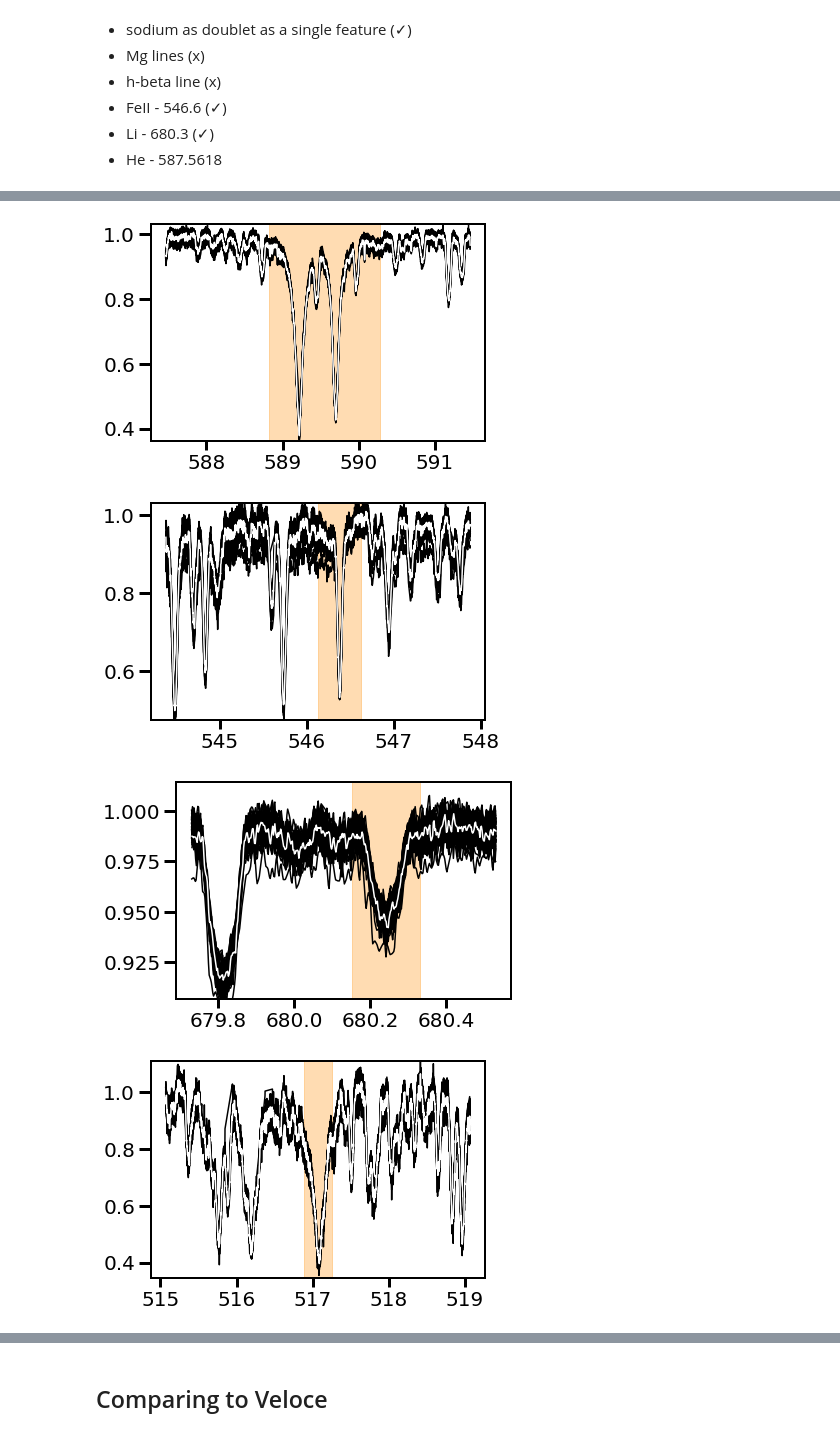
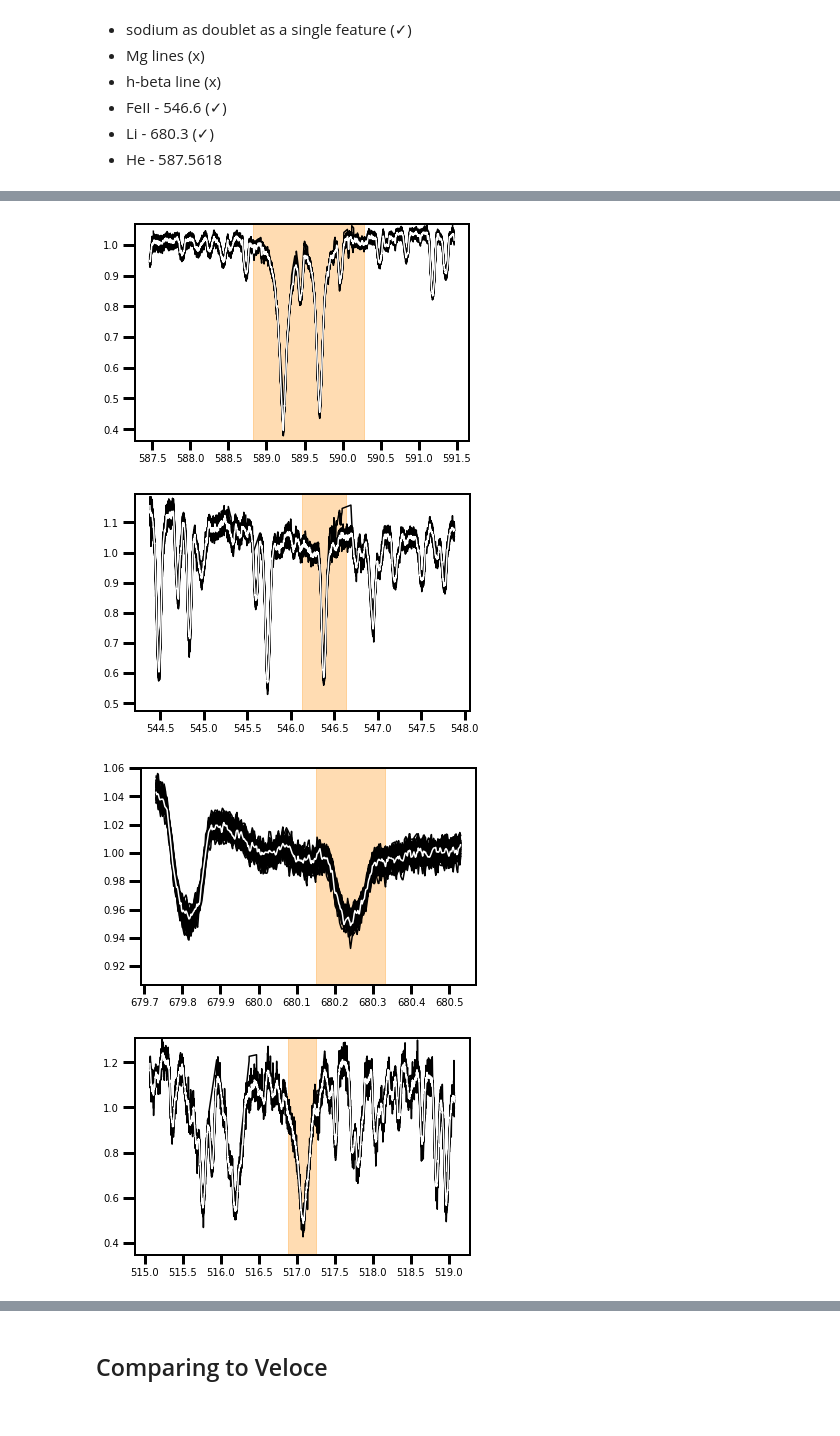
Before and after one commit to afeinstein20/doppler_tomography, a Jupyter notebook: notebooks/careful_line_extraction.ipynb, the cells around one changed output, grey strips where cells are left out. Drawn from its saved outputs; the diff is of its cells as text; code cells hidden in the pictures.

```diff
--- a/notebooks/careful_line_extraction.ipynb
+++ b/notebooks/careful_line_extraction.ipynb
@@ -72,11 +109,11 @@ planet_d_t0 = 2458845.803649# - 2400000
 # %%
 fitsfiles = np.sort([os.path.join(datadir, i) for i in os.listdir(datadir)
                      if i.endswith('.fits')])
-TIME = np.zeros(len(fitsfiles))
+#TIME = np.zeros(len(fitsfiles))
 
 for i in range(len(fitsfiles)):
     hdu = fits.open(fitsfiles[i])
-    TIME[i] = hdu[0].header['MJDATE']
+#    TIME[i] = hdu[0].header['MJDATE']
     hdu.close()
 
-len(TIME), planet_c_t0+planet_c_per*3-planet_c_dur/2
+#len(TIME), planet_c_t0+planet_c_per*3-planet_c_dur/2
@@ -153,31 +188,41 @@ def subregions(location, w, offsets, offset_line, feature=None):
     return params
 # %%
 def measure_excess(wavelength, spectra, params, tab):
-    global TIME
+    global TIME, out_args
 
     widths = np.zeros(len(TIME))
 
     #wave = wavelengths[:,tab['index'],:]
     #spec = spectra[:,tab['index'],:]
 
-    template_out = np.nanmedian(spectra[int(len(TIME)-7):], axis=0)[params['region']]
-
     lines = np.zeros((len(TIME),
-                      len(wavelength[0][params['region']][params['line']])))
+                      len(wavelength[0][params['region']])))#[params['line']])))
     waves = np.zeros((len(TIME),
-                      len(wavelength[0][params['region']][params['line']])))
+                      len(wavelength[0][params['region']])))#[params['line']])))
+    new_spec = np.zeros((len(TIME),
+                        len(wavelength[0][params['region']])))
 
     for i in range(len(TIME)):
 
         w, f = wavelength[i][params['region']]+0.0, spectra[i][params['region']]+0.0
 
+        interp = np.polyfit(w[params['line']==False],
+                            f[params['line']==False],
+                            deg=2)
+        model = np.poly1d(interp)
+
+        new_spec[i] = f / model(w)
+
+    template_out = np.nanmedian(new_spec[out_args], axis=0)
+
+    for i in range(len(new_spec)):
         ## CALCULATE EXCESS ABSORPTION
-        divout = f/template_out
+        divout = new_spec[i]/template_out
         mask = np.where(divout < np.nanmedian(divout)+2.5*np.nanstd(divout))[0]
-        widths[i] = np.nansum((f[mask]/template_out[mask]) - 1) * -1
-        lines[i] = f[params['line']]
-        waves[i] = w[params['line']]
-        plt.plot(w[mask], f[mask], 'k')
+        widths[i] = np.nansum((new_spec[i][mask]/template_out[mask]) - 1) * -1
+        lines[i] = new_spec[i]#[params['line']]
+        waves[i] = wavelength[i][params['region']]#[params['line']]
+        plt.plot(w[mask], new_spec[i][mask], 'k')
 
         #plt.plot(w[mask][params['line']], f[mask][params['line']])
 
@@ -187,7 +232,7 @@ def measure_excess(wavelength, spectra, params, tab):
     #plt.axvspan(w[params['continuum']][0], w[params['continuum']][-1],
     #                color='skyblue', alpha=0.4, zorder=1)
     plt.ylim(np.nanmin(f[mask])-0.01,
-             np.nanmax(f[mask])+0.01)
+             np.nanmax(new_spec[i][mask])+0.01)
     plt.show()
 
     return widths, lines, waves
@@ -250,6 +297,7 @@ line_offsets = [[0.3,0.2],
 widths = {}
 ind_lines = {}
 ind_waves = {}
+all_params = {}
 
 for l in range(len(lines)):
     key = lines['line'][l]
@@ -258,11 +306,13 @@ for l in range(len(lines)):
                         offsets[l],
                         line_offsets[l],
                         feature=key)
+    all_params[key] = params
 
     w, il, iw = measure_excess(wavelengths[key], spectra[key],
                                params, lines[l])
 
     widths[lines['line'][l]] = w
+
     ind_lines[lines['line'][l]] = il
     ind_waves[lines['line'][l]] = iw
 # %% [output]
@@ -273,4 +323,4 @@ for l in range(len(lines)):
-[figure, old version]
+[figure, new version]
-[figure, old version]
+[figure, new version]
-[figure, old version]
+[figure, new version]
-[figure, old version]
+[figure, new version]
```
Also changed, not shown: parts of 87 cells of this notebook, 3 other files.
